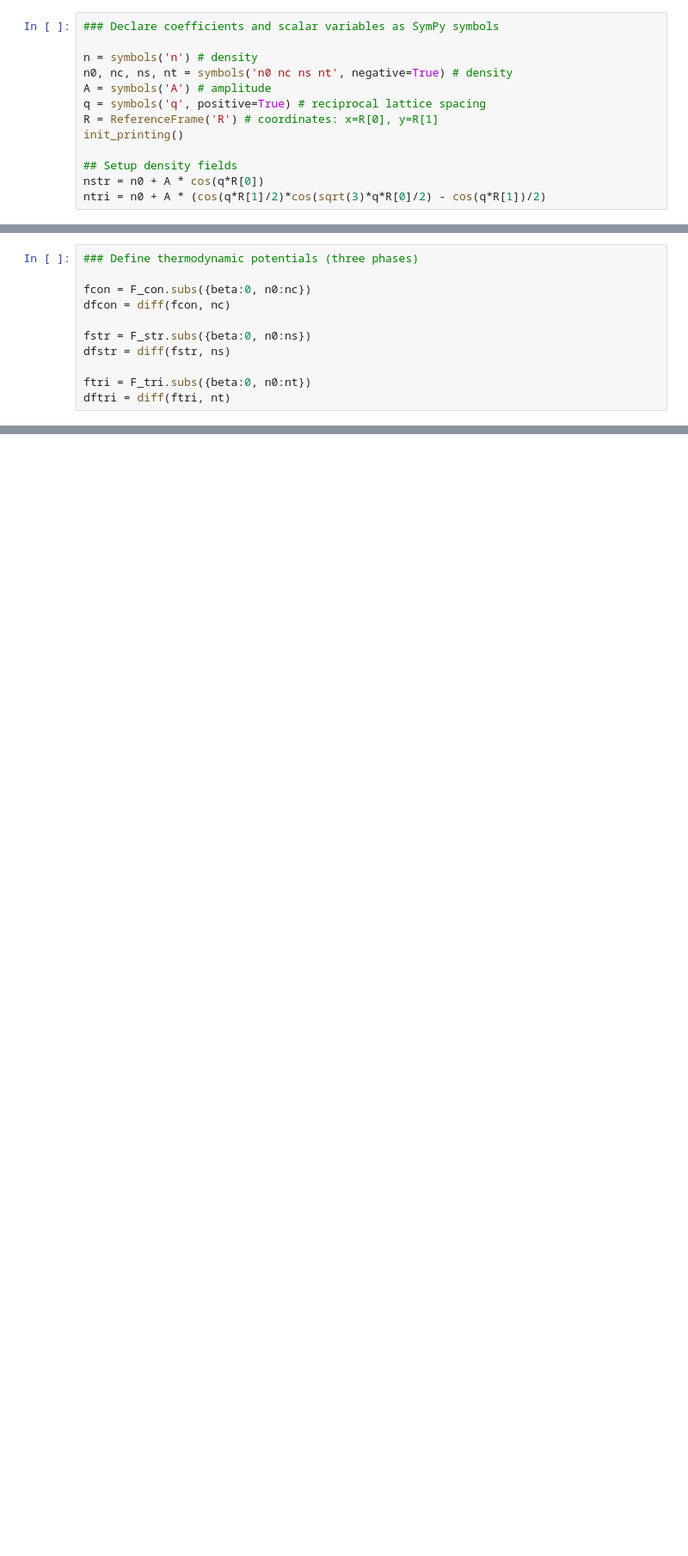
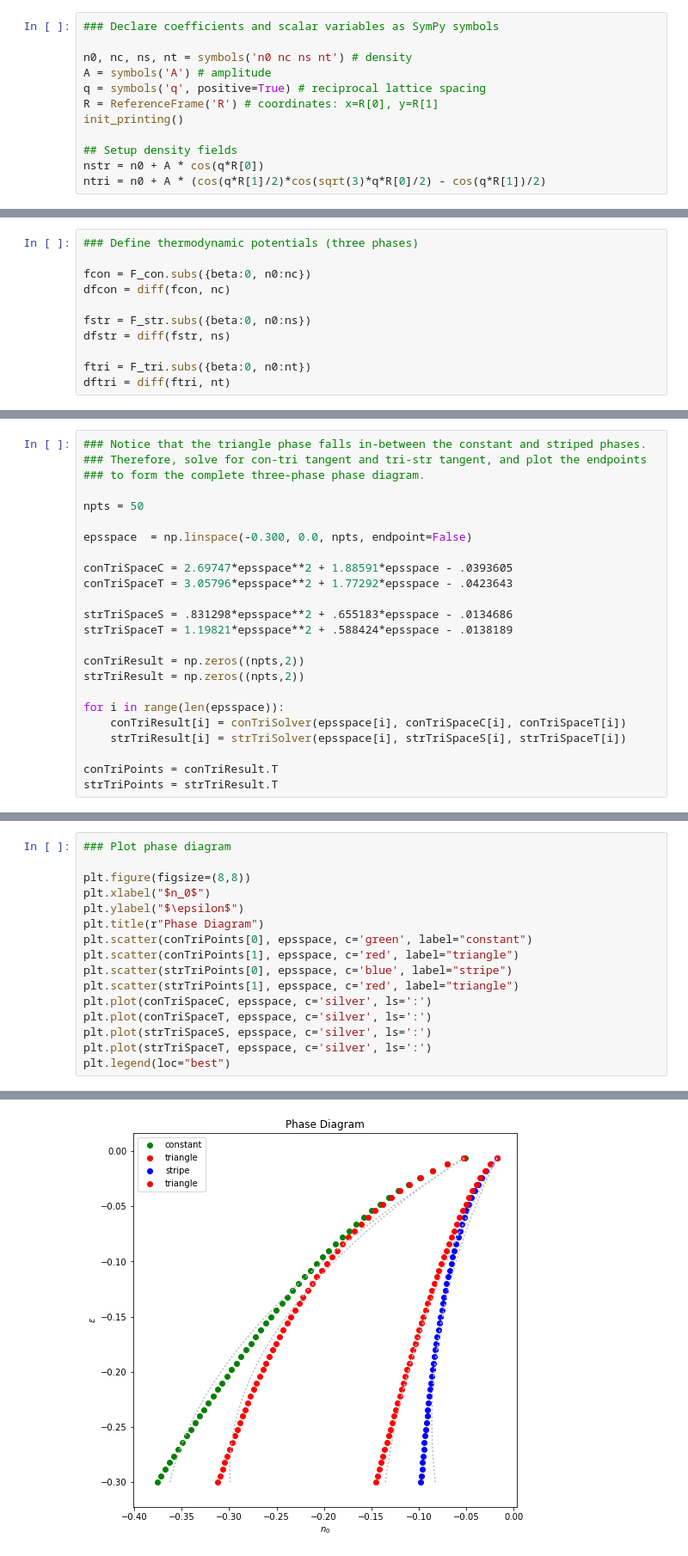
Before and after one commit to fifthblackbird/mmsp, a Jupyter notebook: examples/phase_transitions/swift-hohenberg/sh-phase_diagram.ipynb, the cells around one changed output, grey strips where cells are left out. Shown at 86% size. Saved outputs shown, nothing was run; the diff lists cells and outputs as text; blank space fills up the shorter version.

Commit message:
good phase diagram with beta=0.0, bad diagram with beta=0.5

```diff
--- a/examples/phase_transitions/swift-hohenberg/sh-phase_diagram.ipynb
+++ b/examples/phase_transitions/swift-hohenberg/sh-phase_diagram.ipynb
@@ -18,8 +18,7 @@ from scipy.optimize import fsolve
 # %%
 ### Declare coefficients and scalar variables as SymPy symbols
 
-n = symbols('n') # density
-n0, nc, ns, nt = symbols('n0 nc ns nt', negative=True) # density
+n0, nc, ns, nt = symbols('n0 nc ns nt') # density
 A = symbols('A') # amplitude
 q = symbols('q', positive=True) # reciprocal lattice spacing
 R = ReferenceFrame('R') # coordinates: x=R[0], y=R[1]
@@ -263,0 +346,24 @@ def strTriSolver(eps, gs, gt):
+# %%
+### Notice that the triangle phase falls in-between the constant and striped phases.
+### Therefore, solve for con-tri tangent and tri-str tangent, and plot the endpoints
+### to form the complete three-phase phase diagram.
+
+npts = 50
+
+epsspace  = np.linspace(-0.300, 0.0, npts, endpoint=False)
+
+conTriSpaceC = 2.69747*epsspace**2 + 1.88591*epsspace - .0393605
+conTriSpaceT = 3.05796*epsspace**2 + 1.77292*epsspace - .0423643
+
+strTriSpaceS = .831298*epsspace**2 + .655183*epsspace - .0134686
+strTriSpaceT = 1.19821*epsspace**2 + .588424*epsspace - .0138189
+
+conTriResult = np.zeros((npts,2))
+strTriResult = np.zeros((npts,2))
+
+for i in range(len(epsspace)):
+    conTriResult[i] = conTriSolver(epsspace[i], conTriSpaceC[i], conTriSpaceT[i])
+    strTriResult[i] = strTriSolver(epsspace[i], strTriSpaceS[i], strTriSpaceT[i])
+
+conTriPoints = conTriResult.T
+strTriPoints = strTriResult.T
@@ -263,0 +372,17 @@ def strTriSolver(eps, gs, gt):
+# %%
+### Plot phase diagram
+
+plt.figure(figsize=(8,8))
+plt.xlabel("$n_0$")
+plt.ylabel("$\epsilon$")
+plt.title(r"Phase Diagram")
+plt.scatter(conTriPoints[0], epsspace, c='green', label="constant")
+plt.scatter(conTriPoints[1], epsspace, c='red', label="triangle")
+plt.scatter(strTriPoints[0], epsspace, c='blue', label="stripe")
+plt.scatter(strTriPoints[1], epsspace, c='red', label="triangle")
+plt.plot(conTriSpaceC, epsspace, c='silver', ls=':')
+plt.plot(conTriSpaceT, epsspace, c='silver', ls=':')
+plt.plot(strTriSpaceS, epsspace, c='silver', ls=':')
+plt.plot(strTriSpaceT, epsspace, c='silver', ls=':')
+plt.legend(loc="best")
+# %% [output]
@@ -264 +390,2 @@ def strTriSolver(eps, gs, gt):
+[figure, added]
 # %% [markdown]
```
Also changed, not shown: parts of 28 cells of this notebook.
